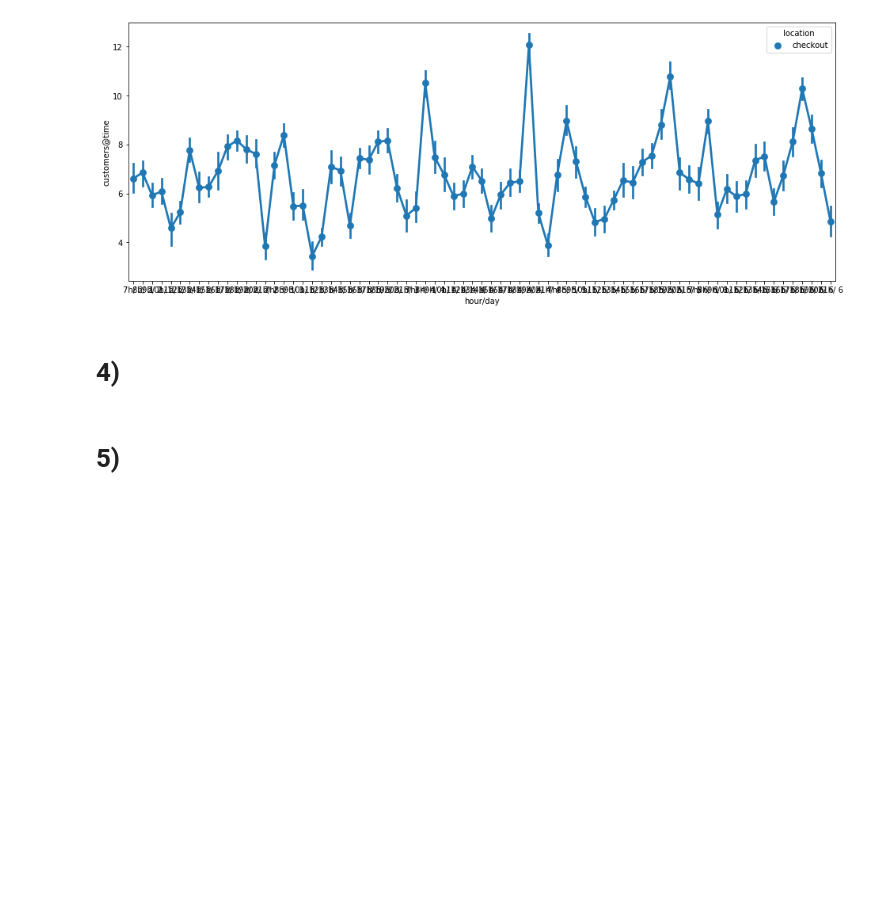
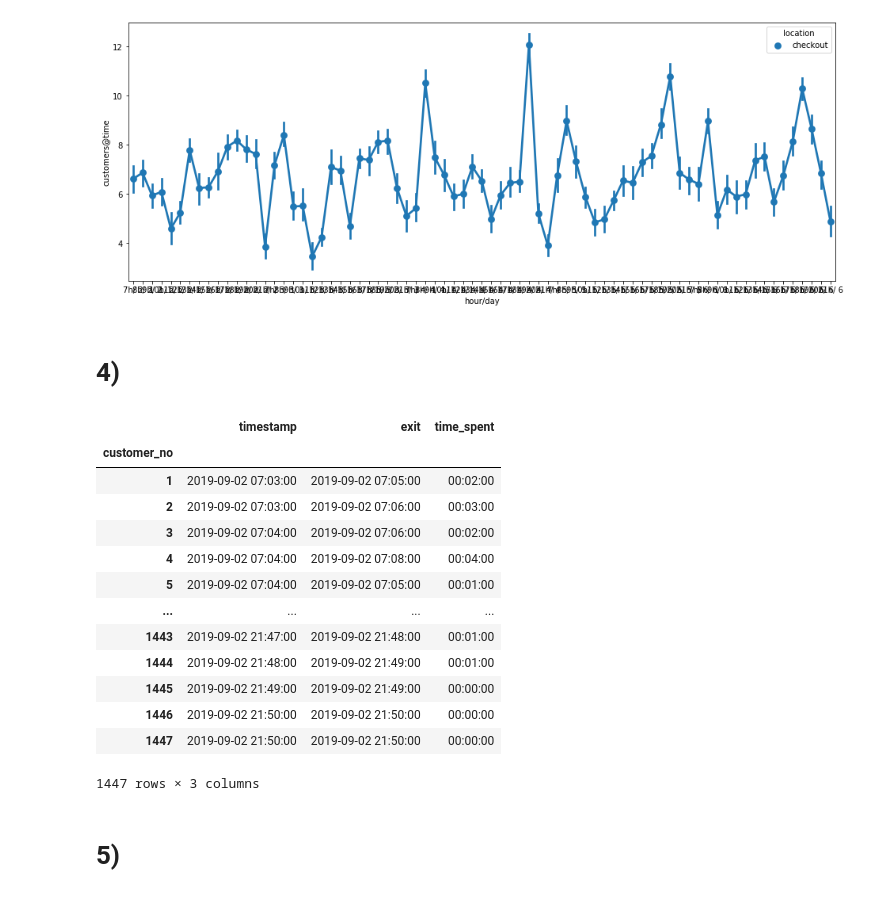
Before and after one commit to brauliotegui/MARKET, a Jupyter notebook: Data_Exploration.ipynb, the cells around one changed output. Drawn from its saved outputs; the diff is of its cells as text; code cells hidden in the pictures; blank space fills up the shorter version.

```diff
--- a/Data_Exploration.ipynb
+++ b/Data_Exploration.ipynb
@@ -175,7 +175,28 @@ sns.pointplot(x = "hour/day", y = "customers@time", data = df.loc[df['location']
 # 4)
 # %%
 # Calculate the time each customer spent in the market
-#df.groupby('customer_no').min()['timestamp']
+mon['timestamp'] = pd.to_datetime(mon['timestamp'])
+time_diff = pd.DataFrame(mon.groupby('customer_no').min()['timestamp'])
+time_diff['exit'] = mon.groupby('customer_no').max()['timestamp']
+# %%
+time_diff['time_spent'] = time_diff['exit'] - time_diff['timestamp']
+# %%
+time_diff
+# %% [output]
+|  | timestamp | exit | time_spent |
+| customer_no |  |  |  |
+| 1 | 2019-09-02 07:03:00 | 2019-09-02 07:05:00 | 00:02:00 |
+| 2 | 2019-09-02 07:03:00 | 2019-09-02 07:06:00 | 00:03:00 |
+| 3 | 2019-09-02 07:04:00 | 2019-09-02 07:06:00 | 00:02:00 |
+| 4 | 2019-09-02 07:04:00 | 2019-09-02 07:08:00 | 00:04:00 |
+| 5 | 2019-09-02 07:04:00 | 2019-09-02 07:05:00 | 00:01:00 |
+| ... | ... | ... | ... |
+| 1443 | 2019-09-02 21:47:00 | 2019-09-02 21:48:00 | 00:01:00 |
+| 1444 | 2019-09-02 21:48:00 | 2019-09-02 21:49:00 | 00:01:00 |
+| 1445 | 2019-09-02 21:49:00 | 2019-09-02 21:49:00 | 00:00:00 |
+| 1446 | 2019-09-02 21:50:00 | 2019-09-02 21:50:00 | 00:00:00 |
+| 1447 | 2019-09-02 21:50:00 | 2019-09-02 21:50:00 | 00:00:00 |
+1447 rows × 3 columns
 # %% [markdown]
 # 5)
 # %%
```
